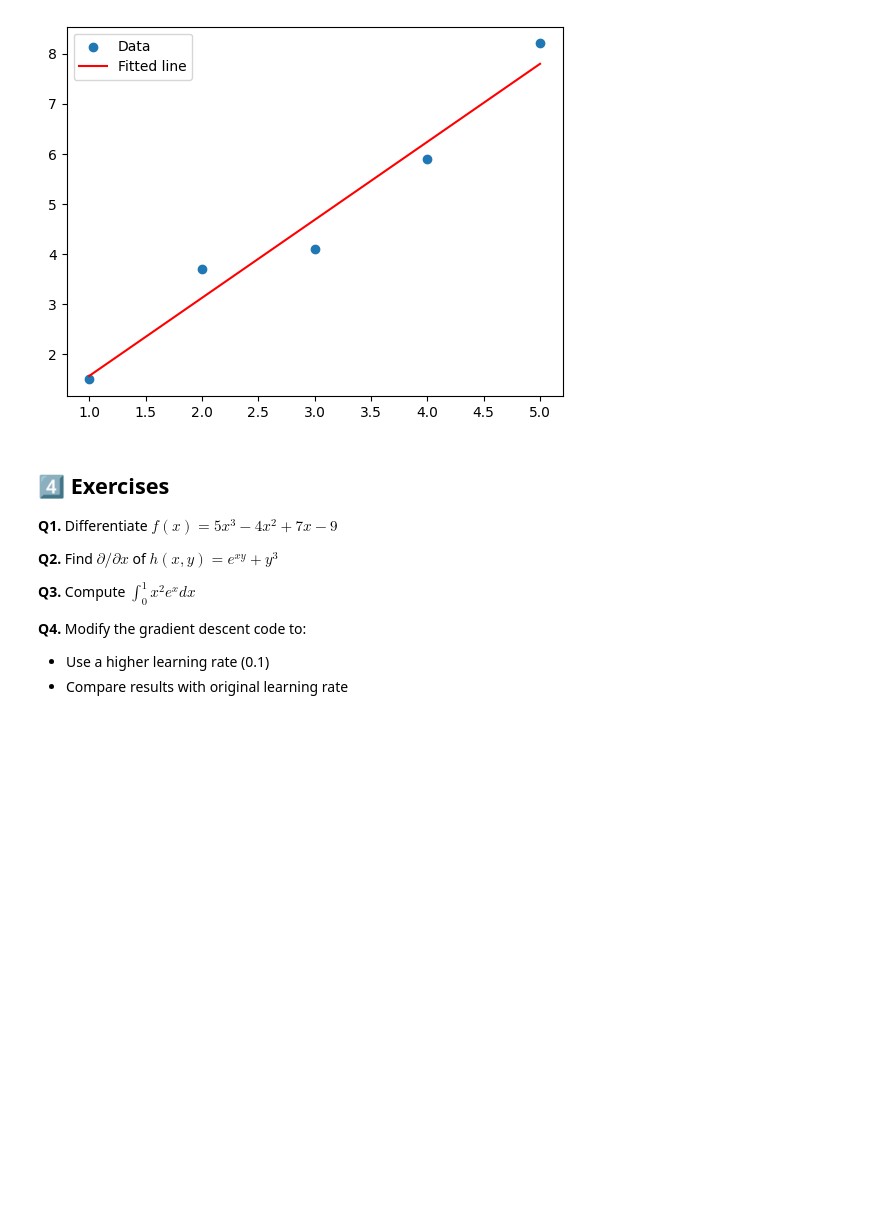
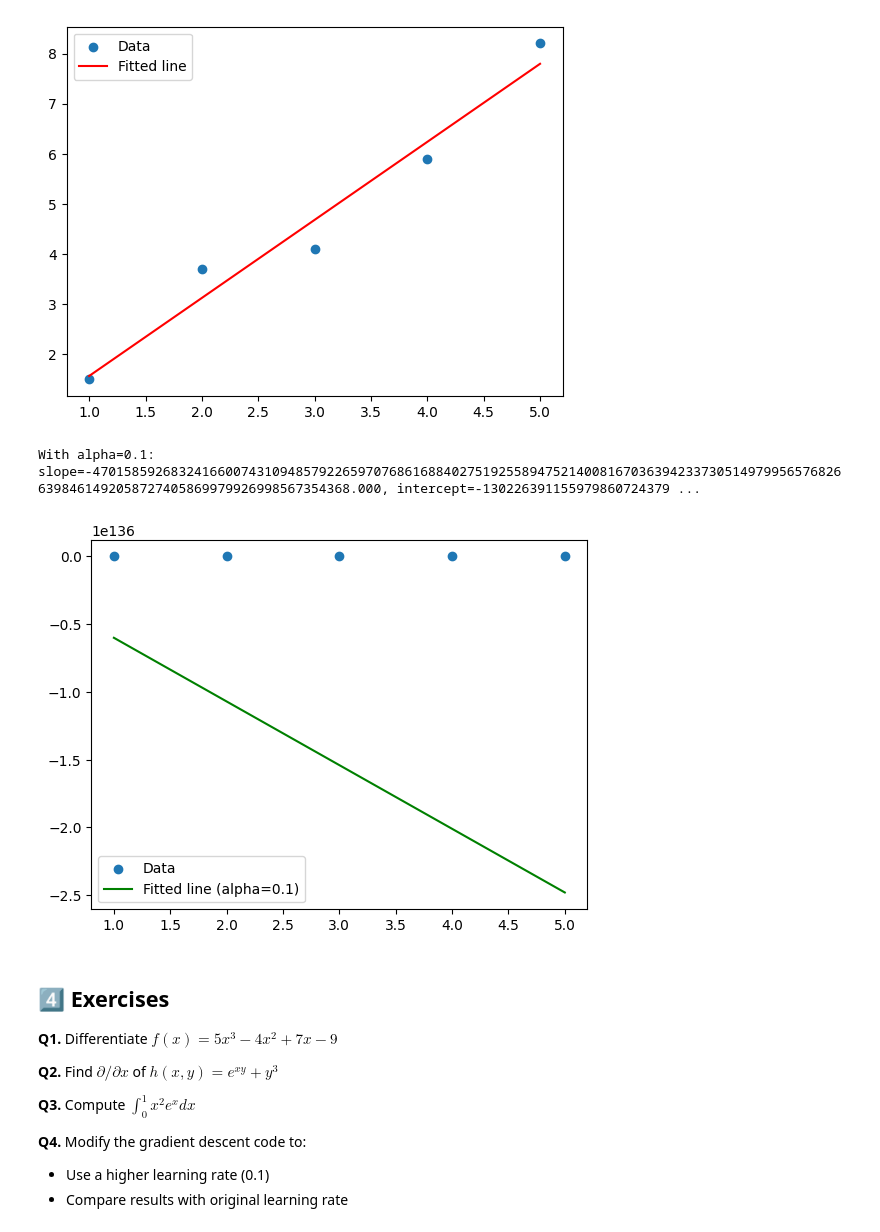
Before and after one commit to MKY01/applied-mathematics-ml-course, a Jupyter notebook: Section3_Notebook4.ipynb, the cells around one changed output. Saved outputs shown, nothing was run; the diff lists cells and outputs as text; code cells hidden in the pictures; blank space fills up the shorter version.

```diff
--- a/Section3_Notebook4.ipynb
+++ b/Section3_Notebook4.ipynb
@@ -114,6 +128,24 @@ plt.show()
 # %% [output]
 Final slope (m): 1.556, intercept (b): 0.014
 [figure]
+# %%
+# Q4. Gradient descent with higher learning rate
+m, b = 0.0, 0.0
+alpha = 0.1  # higher learning rate
+for _ in range(1000):
+    y_pred = m*X + b
+    dm = (-2/n) * np.sum(X * (y - y_pred))
+    db = (-2/n) * np.sum(y - y_pred)
+    m -= alpha * dm
+    b -= alpha * db
+print(f"With alpha=0.1: slope={m:.3f}, intercept={b:.3f}")
+plt.scatter(X, y, label="Data")
+plt.plot(X, m*X + b, color="green", label="Fitted line (alpha=0.1)")
+plt.legend()
+plt.show()
+# %% [output]
+With alpha=0.1: slope=-4701585926832416600743109485792265970768616884027519255894752140081670363942337305149799565768266398461492058727405869979926998567354368.000, intercept=-130226391155979860724379 ...
+[figure, added]
 # %% [markdown]
 ## 4️⃣ Exercises
 **Q1.** Differentiate $f(x) = 5x^3 - 4x^2 + 7x - 9$
```
Also changed, not shown: parts of 4 cells of this notebook, 3 other files.
